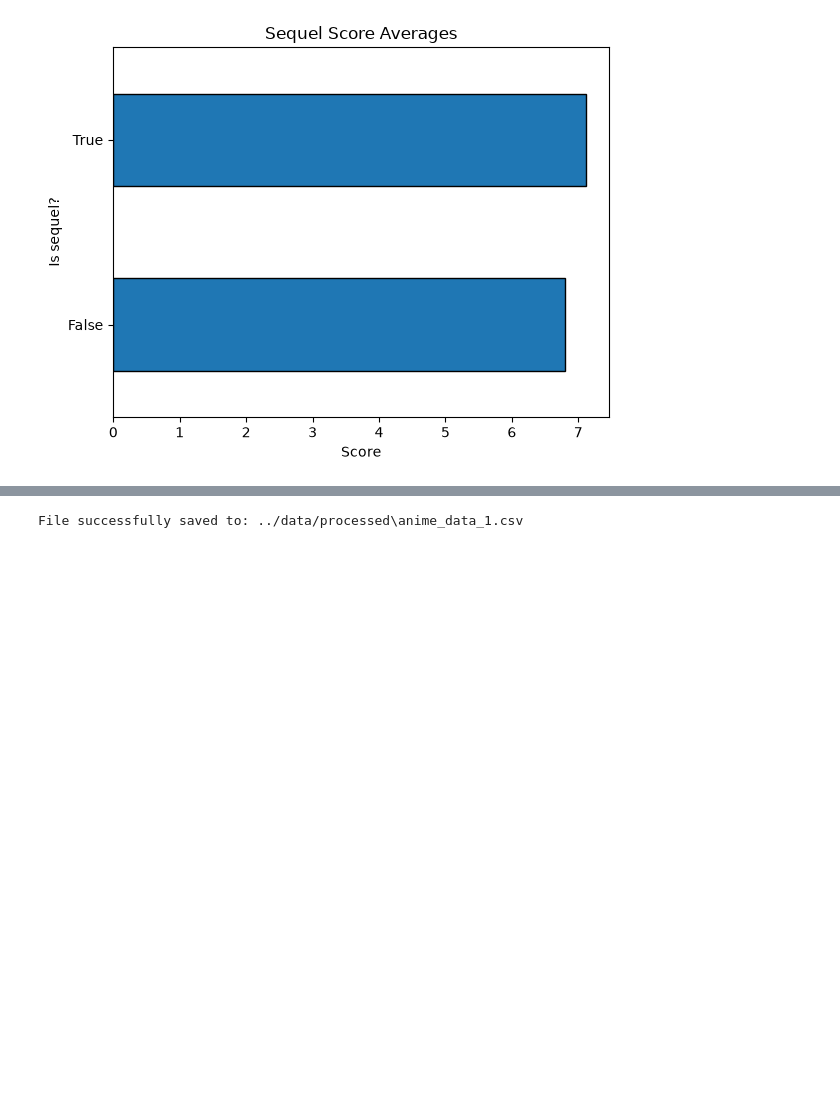
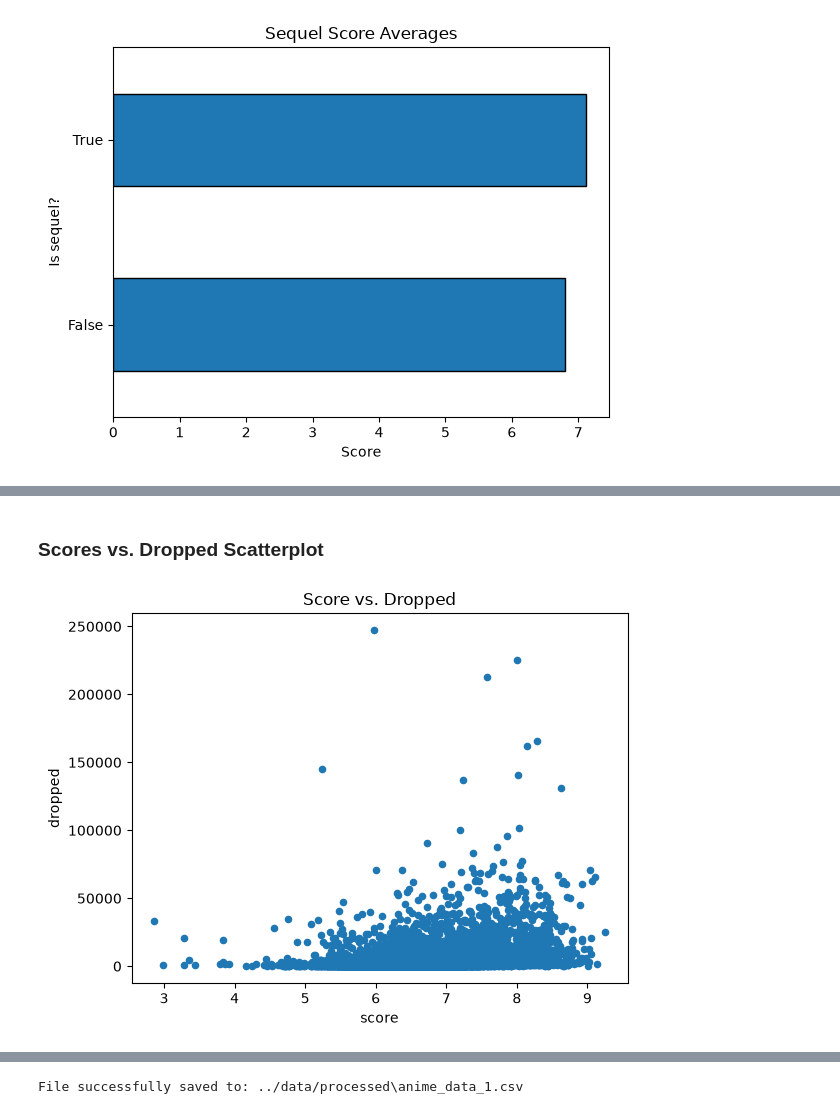
Before and after one commit to esan0983/FAL-Destroyer-3000, a Jupyter notebook: notebooks/02_eda.ipynb, the cells around one changed output, grey strips where cells are left out. Saved outputs shown, nothing was run; the diff lists cells and outputs as text; code cells hidden in the pictures; blank space fills up the shorter version.

```diff
--- a/notebooks/02_eda.ipynb
+++ b/notebooks/02_eda.ipynb
@@ -360,0 +375,7 @@ plt.show()
+# %% [markdown]
+### Scores vs. Dropped Scatterplot
+# %%
+df.plot.scatter(x='score', y='dropped', title="Score vs. Dropped")
+plt.show()
+# %% [output]
+[figure, added]
```
Also changed, not shown: parts of 9 cells of this notebook, 11 other files.
